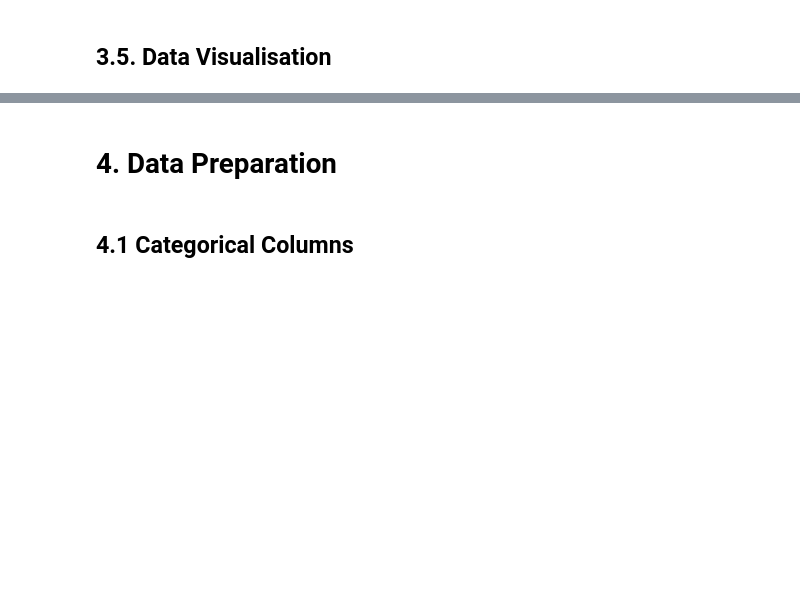
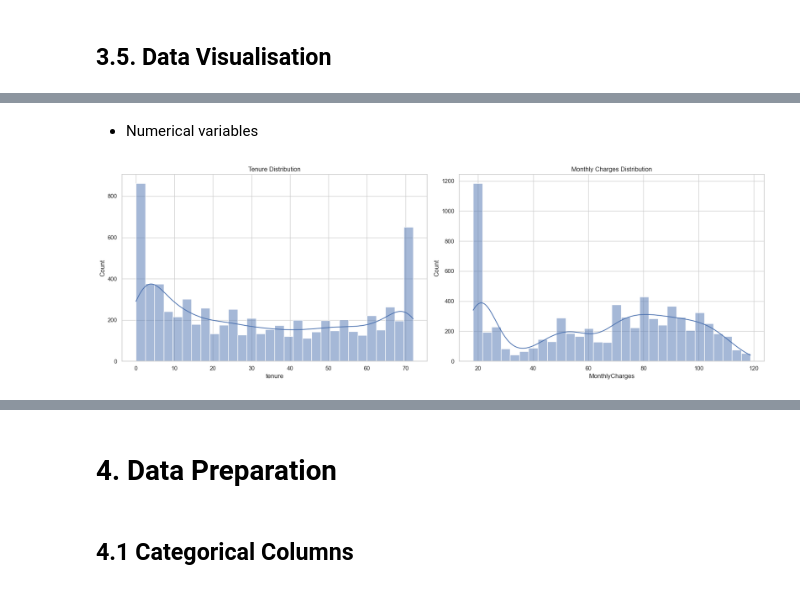
Before and after one commit to FJGM2023015/Telecommunication-Churn, a Jupyter notebook: Telecomunication_Churn.ipynb, the cells around one changed output, grey strips where cells are left out. Cells and saved outputs as stored; diff of their text form; code cells hidden in the pictures; blank space fills up the shorter version.

```diff
--- a/Telecomunication_Churn.ipynb
+++ b/Telecomunication_Churn.ipynb
@@ -161,0 +186,18 @@ plt.show()
+# %% [markdown]
+- Numerical variables
+# %%
+# Creating the plots
+fig, axes = plt.subplots(1, 2, figsize=(18, 6))
+
+# Plot for 'tenure'
+sns.histplot(data['tenure'], bins=30, kde=True, ax=axes[0])
+axes[0].set_title('Tenure Distribution')
+
+# Plot for 'MonthlyCharges'
+sns.histplot(data['MonthlyCharges'], bins=30, kde=True, ax=axes[1])
+axes[1].set_title('Monthly Charges Distribution')
+
+plt.tight_layout()
+plt.show()
+# %% [output]
+[figure, added]
```
Also changed, not shown: parts of 21 cells of this notebook.
